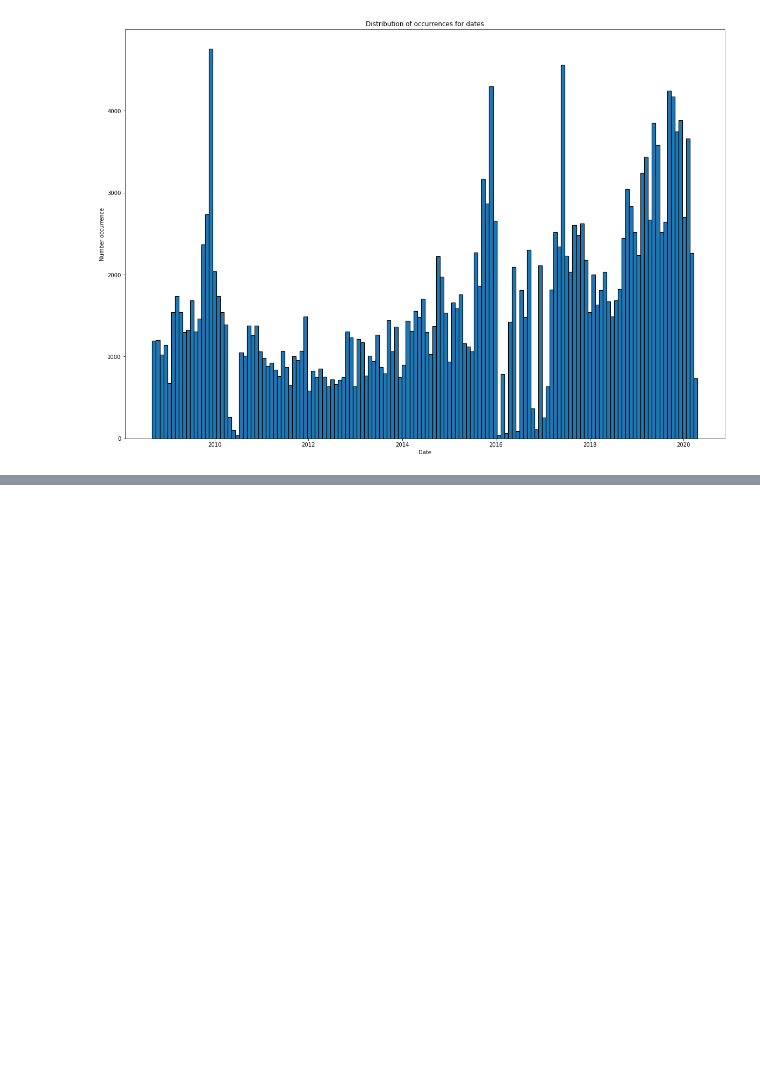
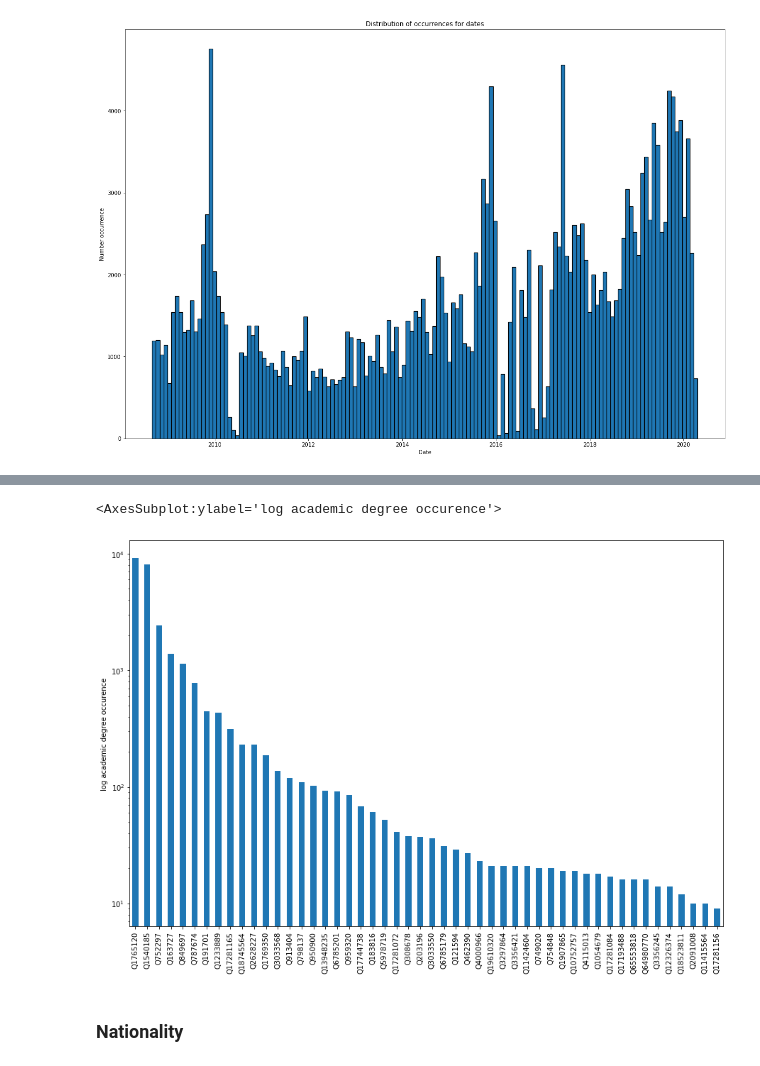
Before and after one commit to epfl-ada/ada-2021-project-salazar-gang, a Jupyter notebook: working_draft.ipynb, the cells around one changed output, grey strips where cells are left out. Cells and saved outputs as stored; diff of their text form; code cells hidden in the pictures; blank space fills up the shorter version.

```diff
--- a/working_draft.ipynb
+++ b/working_draft.ipynb
@@ -83,0 +180,13 @@ print(type(twenty_thirty))
+# %%
+mask_academic_degree = (df1['speaker_academic_degree'].str.len() == 1) & ~(df1['speaker_academic_degree'].astype(str).str.contains('NOT_KNOWN'))  & ~(df1['speaker_academic_degree'].astype(str).str.contains('None')) & ~(df1['speaker_academic_degree'].astype(str).str.contains('NOT_FOUND'))
+academic_degree = df1[mask_academic_degree]
+academic_degree = academic_degree['speaker_academic_degree']
+academic_degree = academic_degree.explode().explode()
+academic_degree_count = (academic_degree.value_counts())[:50]
+# %%
+academic_degree_count.plot(kind = 'bar', figsize = (15,10), logy=True, ylabel = 'log academic degree occurence')
+# %% [output]
+<AxesSubplot:ylabel='log academic degree occurence'>
+[figure, added]
+# %% [markdown]
+### Nationality
```
Also changed, not shown: parts of 21 cells of this notebook.
